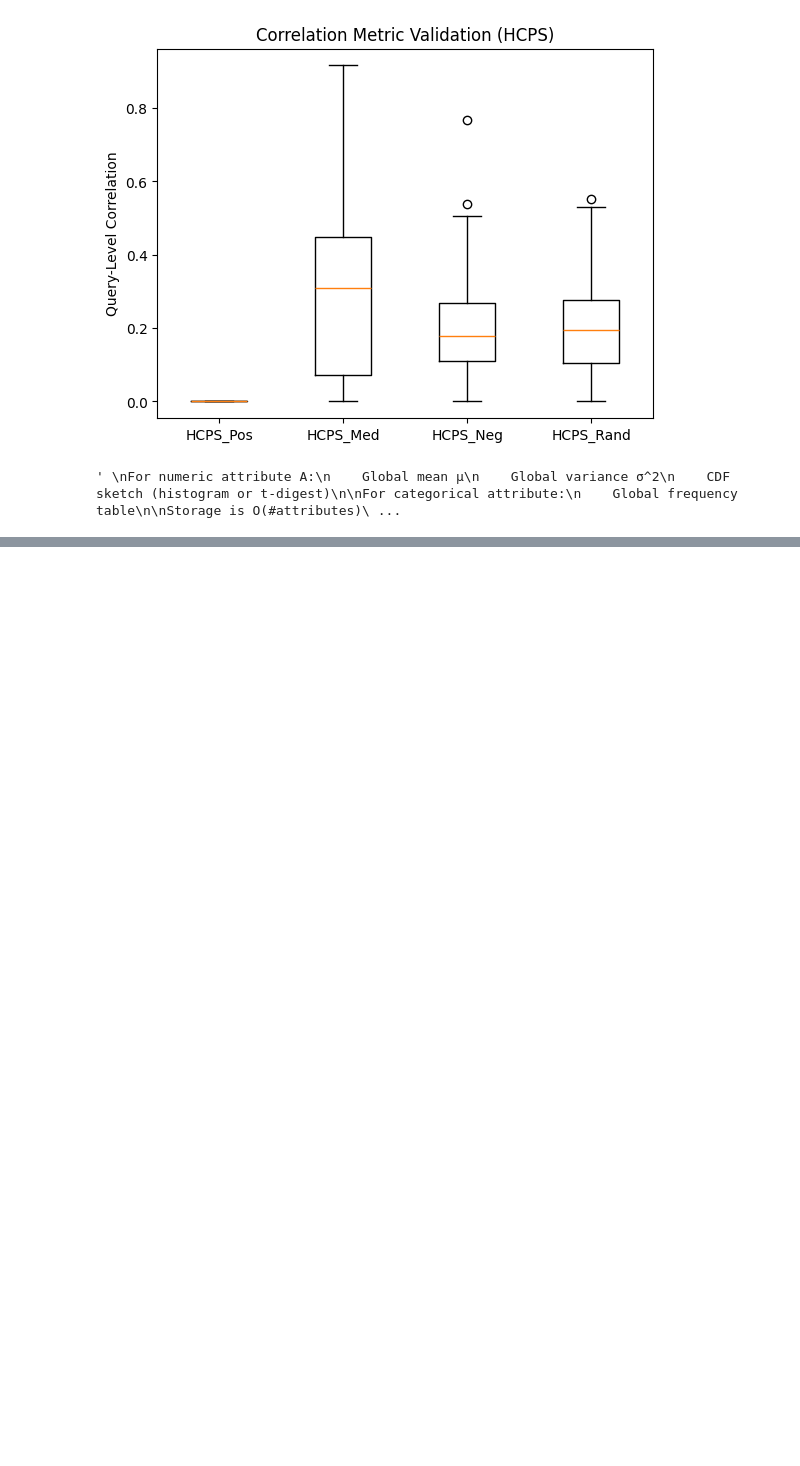
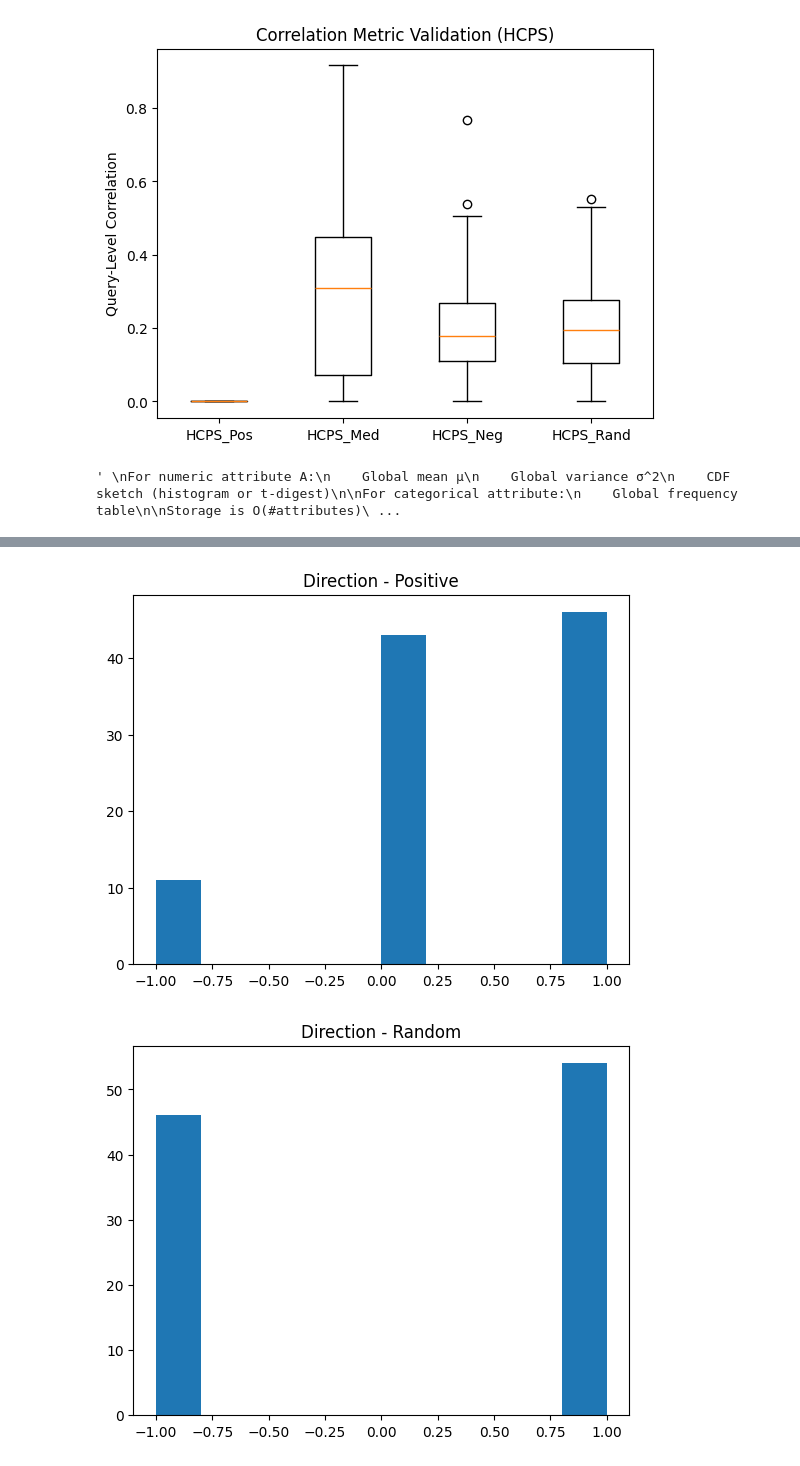
Before and after one commit to aadam19/filtered-vector-search, a Jupyter notebook: src/set_up.ipynb, the cells around one changed output, grey strips where cells are left out. Drawn from its saved outputs; the diff is of its cells as text; code cells hidden in the pictures; blank space fills up the shorter version.

```diff
--- a/src/set_up.ipynb
+++ b/src/set_up.ipynb
@@ -588,0 +587,18 @@ TypeError: CorrelationEstimator.binary_stats() takes 2 positional arguments but
+# %%
+plt.figure()
+plt.hist(dir_pos)
+plt.title("Direction - Positive")
+plt.show()
+
+plt.figure()
+plt.hist(dir_rand)
+plt.title("Direction - Random")
+plt.show()
+
+plt.figure()
+plt.hist(dir_neg)
+plt.title("Direction - Negative")
+plt.show()
+# %% [output]
+[figure, added]
+[figure, added]
```
Also changed, not shown: parts of 6 cells of this notebook, 3 other files.
